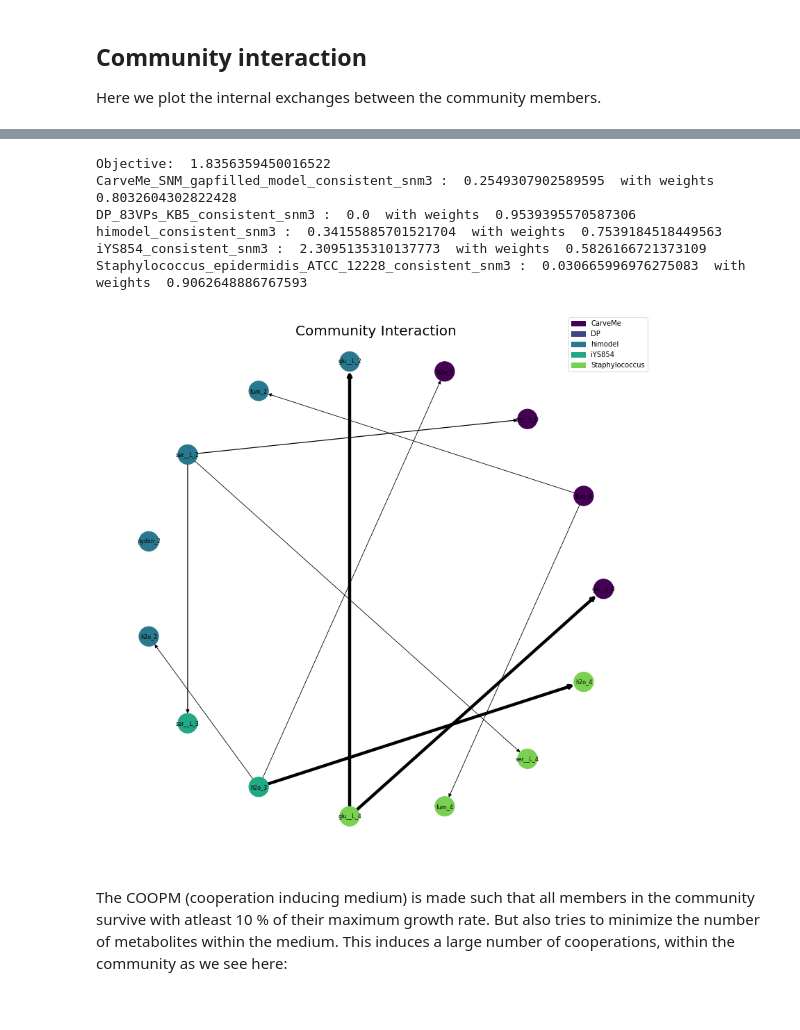
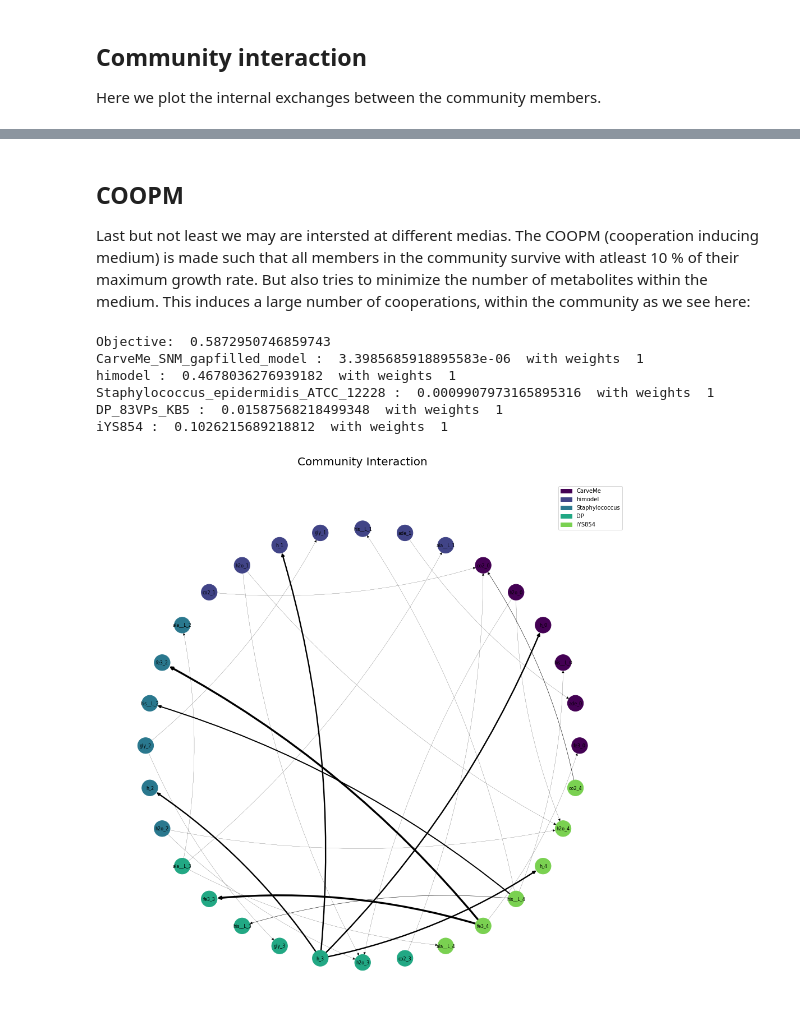
Before and after one commit to manuelgloeckler/ncmw, a Jupyter notebook: docs/community.ipynb, the cells around one changed output, grey strips where cells are left out. Saved outputs shown, nothing was run; the diff lists cells and outputs as text; code cells hidden in the pictures.

```diff
--- a/docs/community.ipynb
+++ b/docs/community.ipynb
@@ -5,6 +5,7 @@ Here we show an example of the package applied to a community of
 # %%
 from ncmw.utils import get_models
-from ncmw.community import BagOfReactionsModel, compute_fair_weights
-models = get_models(folder="snm3_models", prefix="results/default_project_name/setup/")
-model = BagOfReactionsModel
-(models)
+from ncmw.community import BagOfReactionsModel, ShuttleCommunityModel
+from ncmw.setup_models import set_default_configs_and_snm3_medium
+models = get_models("models")
+for i in range(len(models)):
+    models[i] = set_default_configs_and_snm3_medium(models[i])
@@ -61,0 +46,2 @@ mappingproxy({'__module__': 'ncmw.community.community_models',
+# %%
+model = ShuttleCommunityModel(models)
@@ -73,6 +86,3 @@ _ = plot_pairwise_growth_relation_per_weight(model)
 ## Community interaction
 
 Here we plot the internal exchanges between the community members.
-# %%
-model.weights = [1,1,1,1,1]
-fig = plot_community_interaction(model, model.summary())
@@ -87,13 +112,16 @@ Staphylococcus_epidermidis_ATCC_12228_consistent_snm3 :  0.024972043036391476  w
+# %% [markdown]
+## COOPM
+
+Last but not least we may are intersted at different medias. The COOPM (cooperation inducing medium) is made such that all members in the community survive with atleast 10 % of their maximum growth rate. But also tries to minimize the number of metabolites within the medium. This induces a large number of cooperations, within the community as we see here:
 # %%
-model.weights = compute_fair_weights(model)
+coopm = model.compute_COOPM(model.slim_optimize())
+model.medium = coopm
 fig = plot_community_interaction(model, model.summary())
 # %% [output]
-Objective:  1.8356359450016522
-CarveMe_SNM_gapfilled_model_consistent_snm3 :  0.2549307902589595  with weights  0.8032604302822428
-DP_83VPs_KB5_consistent_snm3 :  0.0  with weights  0.9539395570587306
-himodel_consistent_snm3 :  0.34155885701521704  with weights  0.7539184518449563
-iYS854_consistent_snm3 :  2.3095135310137773  with weights  0.5826166721373109
-Staphylococcus_epidermidis_ATCC_12228_consistent_snm3 :  0.030665996976275083  with weights  0.9062648886767593
+Objective:  0.5872950746859743
+CarveMe_SNM_gapfilled_model :  3.3985685918895583e-06  with weights  1
+himodel :  0.4678036276939182  with weights  1
+Staphylococcus_epidermidis_ATCC_12228 :  0.0009907973165895316  with weights  1
+DP_83VPs_KB5 :  0.01587568218499348  with weights  1
+iYS854 :  0.1026215689218812  with weights  1
-[figure, old version]
+[figure, new version]
-# %% [markdown]
-The COOPM (cooperation inducing medium) is made such that all members in the community survive with atleast 10 % of their maximum growth rate. But also tries to minimize the number of metabolites within the medium. This induces a large number of cooperations, within the community as we see here:
```
Also changed, not shown: parts of 28 cells of this notebook, 7 other files.
